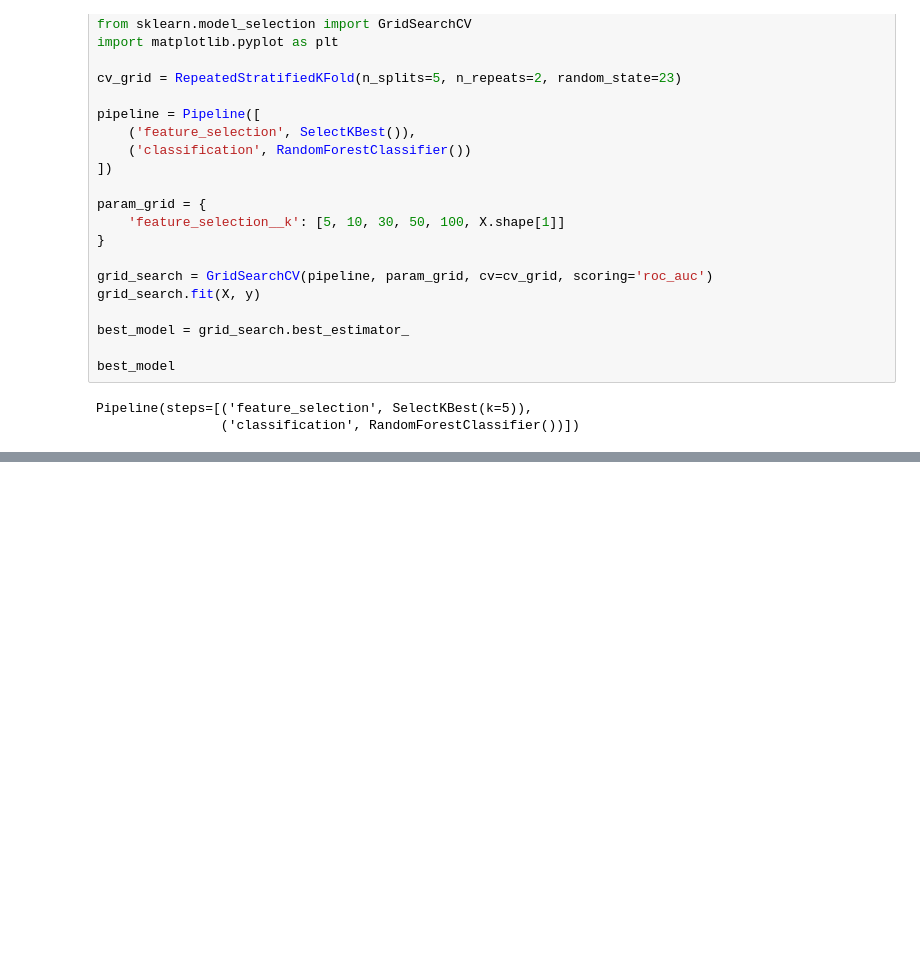
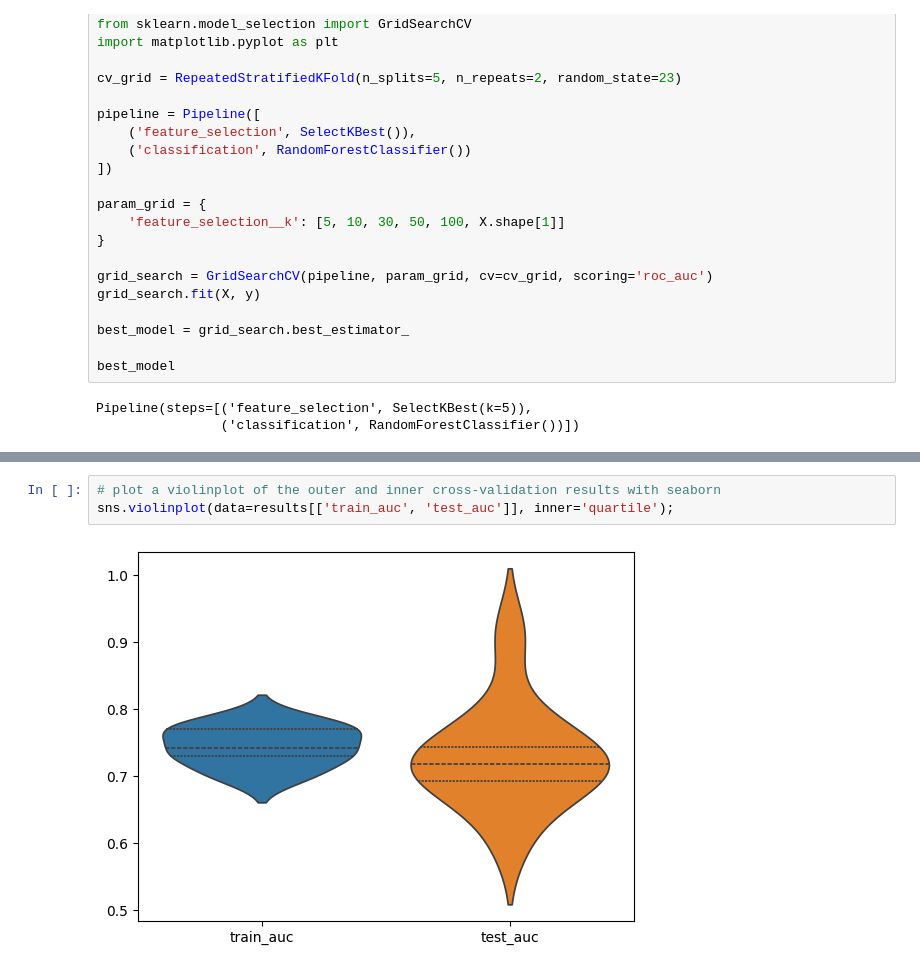
Before and after one commit to MaciejPiernik/ibd, a Jupyter notebook: ibd/notebooks/experiment_playground.ipynb, the cells around one changed output, grey strips where cells are left out. Drawn from its saved outputs; the diff is of its cells as text; blank space fills up the shorter version.

```diff
--- a/ibd/notebooks/experiment_playground.ipynb
+++ b/ibd/notebooks/experiment_playground.ipynb
@@ -506,0 +488,5 @@ KeyboardInterrupt:
+# %%
+# plot a violinplot of the outer and inner cross-validation results with seaborn
+sns.violinplot(data=results[['train_auc', 'test_auc']], inner='quartile');
+# %% [output]
+[figure, added]
```
Also changed, not shown: parts of 9 cells of this notebook, 1 other file.
